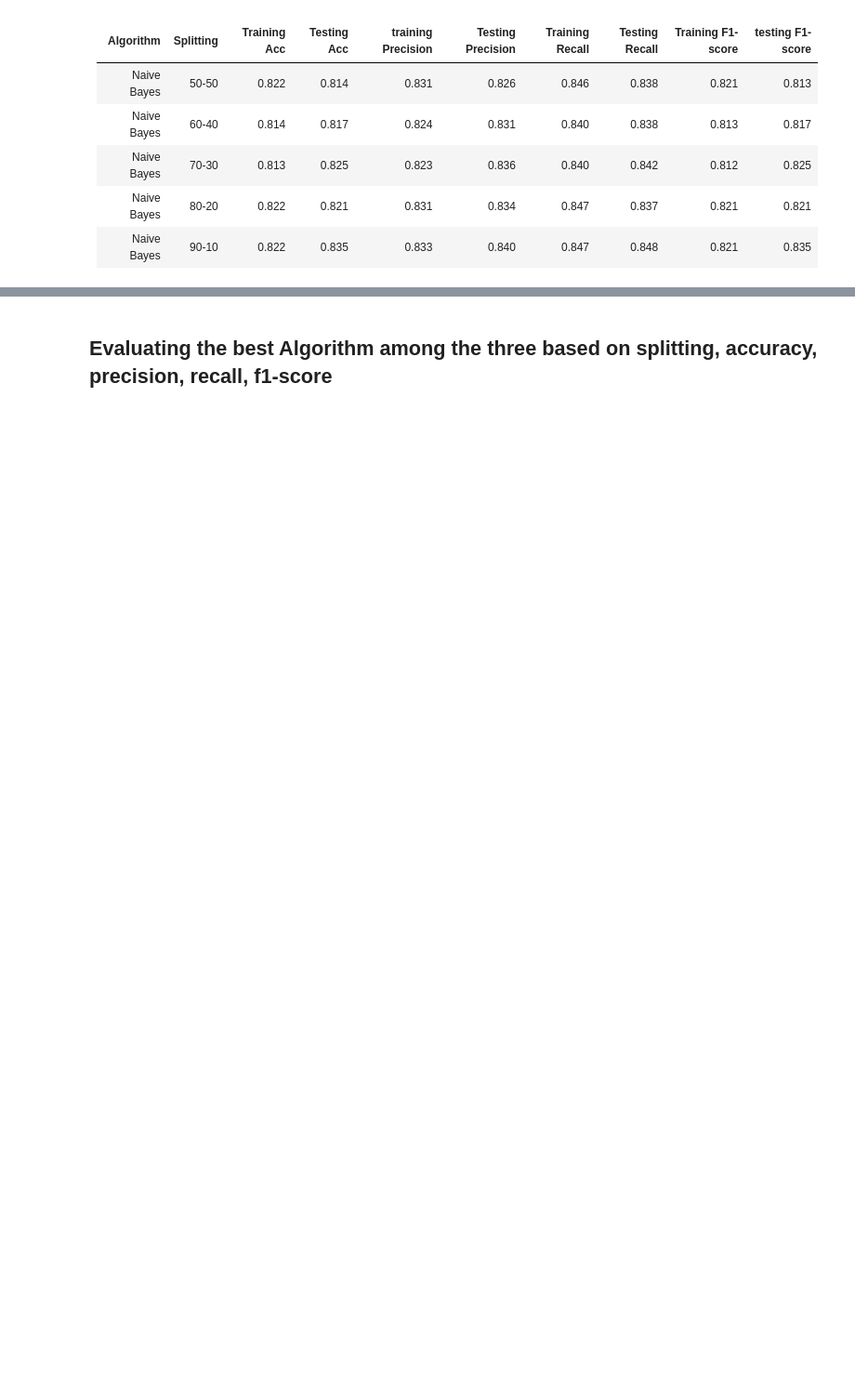
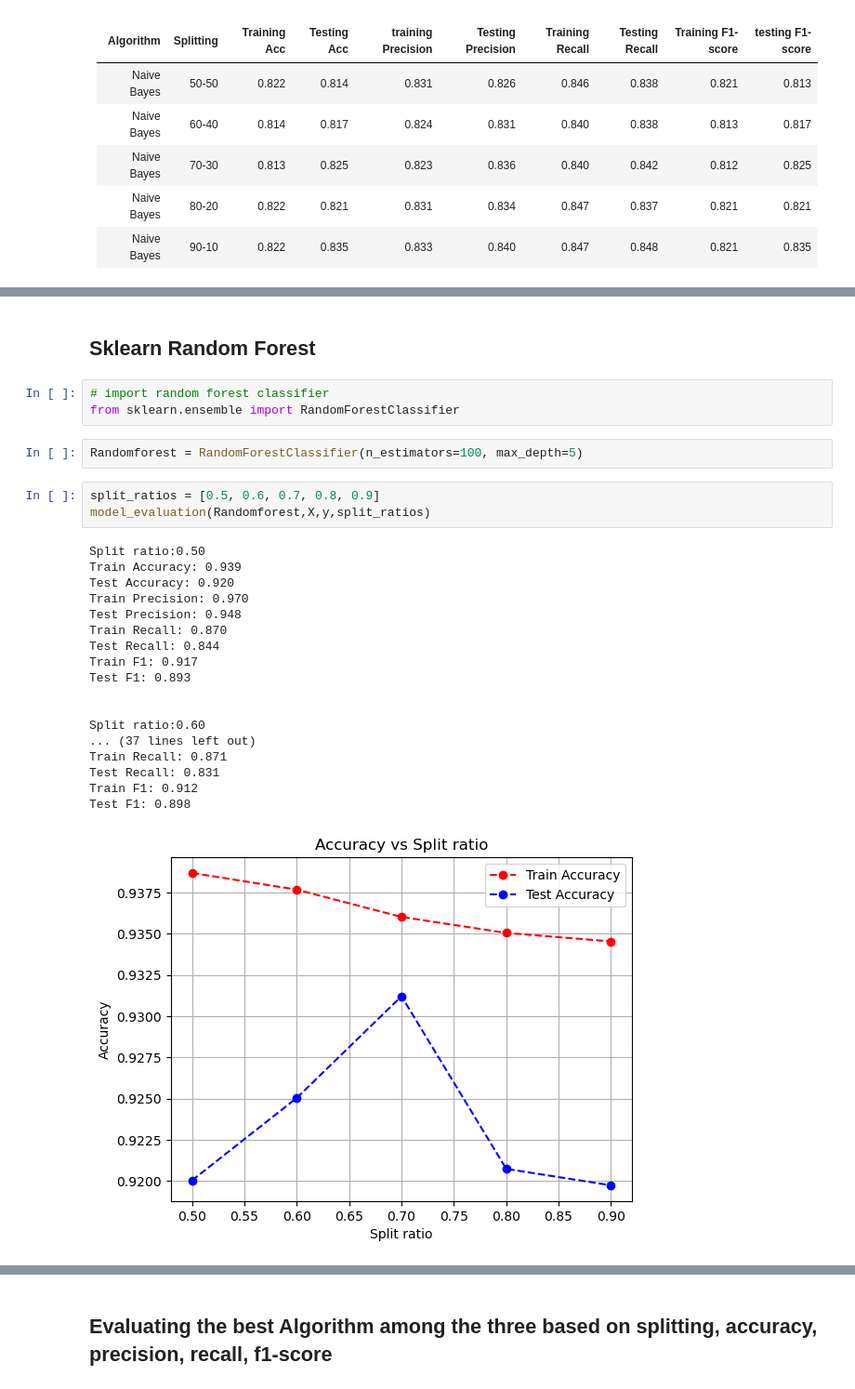
Before and after one commit to AromalShiney/FinalYearProject, a Jupyter notebook: Spambase_Prediction.ipynb, the cells around one changed output, grey strips where cells are left out. Shown at 93% size. Cells and saved outputs as stored; diff of their text form; blank space fills up the shorter version.

Commit message:
added random forest algorithm
added random forest and also made minor changes to dataset preprocessing

```diff
--- a/Spambase_Prediction.ipynb
+++ b/Spambase_Prediction.ipynb
@@ -858,3 +853,32 @@ plt.show()
 (461,)
 (461, 57)
 [figure]
+# %% [markdown]
+## Sklearn Random Forest
+# %%
+# import random forest classifier
+from sklearn.ensemble import RandomForestClassifier
+# %%
+Randomforest = RandomForestClassifier(n_estimators=100, max_depth=5)
+# %%
+split_ratios = [0.5, 0.6, 0.7, 0.8, 0.9]
+model_evaluation(Randomforest,X,y,split_ratios)
+# %% [output]
+Split ratio:0.50
+Train Accuracy: 0.939
+Test Accuracy: 0.920
+Train Precision: 0.970
+Test Precision: 0.948
+Train Recall: 0.870
+Test Recall: 0.844
+Train F1: 0.917
+Test F1: 0.893
+
+
+Split ratio:0.60
+... (37 lines left out)
+Train Recall: 0.871
+Test Recall: 0.831
+Train F1: 0.912
+Test F1: 0.898
+[figure, added]
```
Also changed, not shown: parts of 26 cells of this notebook.
